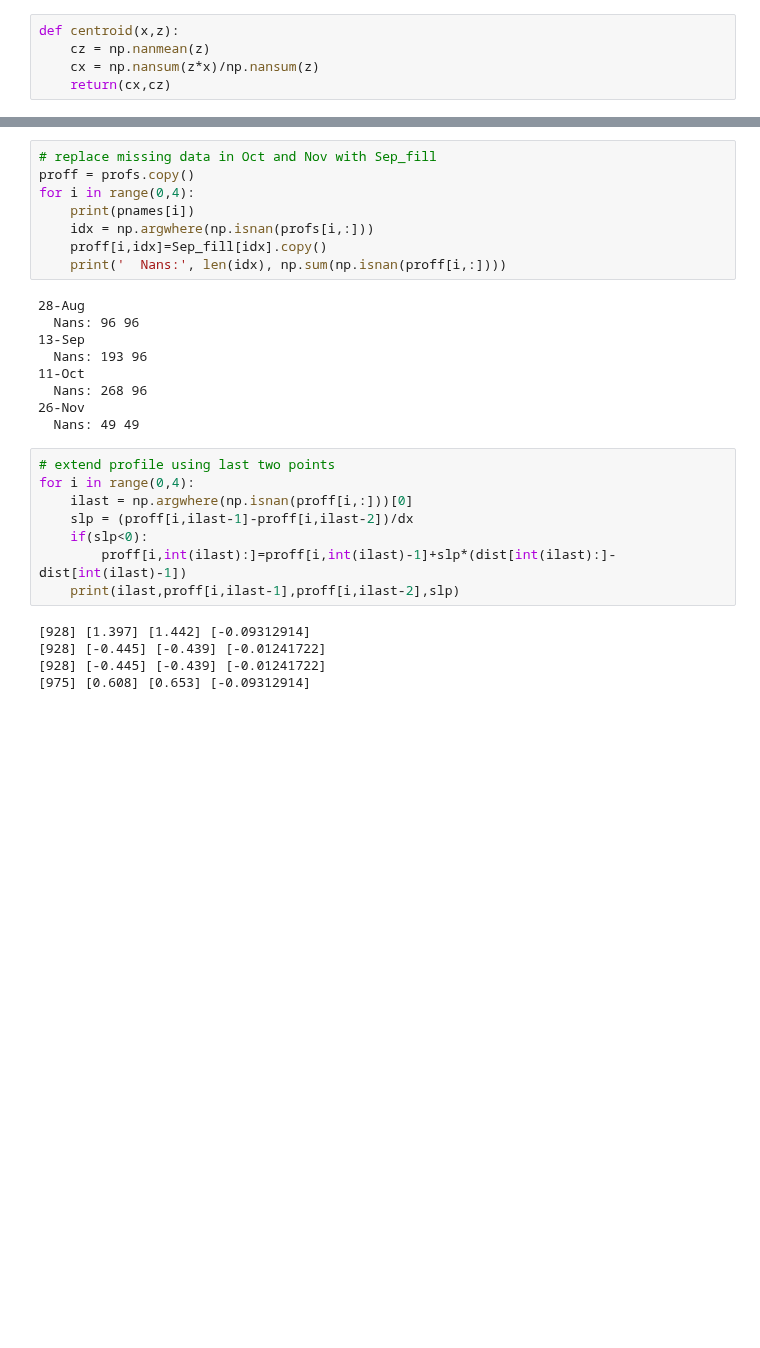
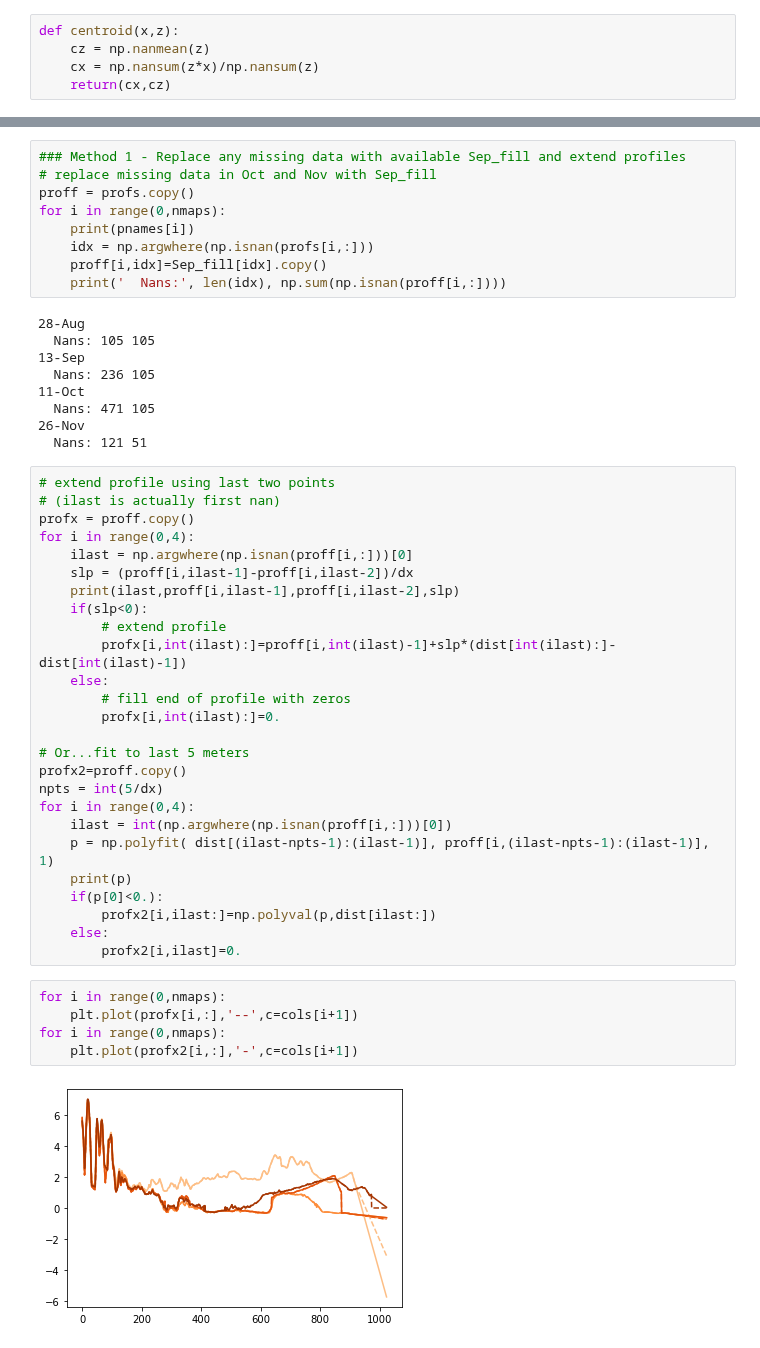
Before and after one commit to csherwood-usgs/CoreBx, a Jupyter notebook: Centroid_test_profile.ipynb, the cells around one changed output, grey strips where cells are left out. Saved outputs shown, nothing was run; the diff lists cells and outputs as text; blank space fills up the shorter version.

```diff
--- a/Centroid_test_profile.ipynb
+++ b/Centroid_test_profile.ipynb
@@ -56,30 +111,51 @@ def centroid(x,z):
 # %%
+### Method 1 - Replace any missing data with available Sep_fill and extend profiles
 # replace missing data in Oct and Nov with Sep_fill
 proff = profs.copy()
-for i in range(0,4):
+for i in range(0,nmaps):
     print(pnames[i])
     idx = np.argwhere(np.isnan(profs[i,:]))
     proff[i,idx]=Sep_fill[idx].copy()
     print('  Nans:', len(idx), np.sum(np.isnan(proff[i,:])))
 # %% [output]
 28-Aug
-  Nans: 96 96
+  Nans: 105 105
 13-Sep
-  Nans: 193 96
+  Nans: 236 105
 11-Oct
-  Nans: 268 96
+  Nans: 471 105
 26-Nov
-  Nans: 49 49
+  Nans: 121 51
 # %%
 # extend profile using last two points
+# (ilast is actually first nan)
+profx = proff.copy()
 for i in range(0,4):
     ilast = np.argwhere(np.isnan(proff[i,:]))[0]
     slp = (proff[i,ilast-1]-proff[i,ilast-2])/dx
+    print(ilast,proff[i,ilast-1],proff[i,ilast-2],slp)
     if(slp<0):
-        proff[i,int(ilast):]=proff[i,int(ilast)-1]+slp*(dist[int(ilast):]-dist[int(ilast)-1])
-    print(ilast,proff[i,ilast-1],proff[i,ilast-2],slp)
+        # extend profile
+        profx[i,int(ilast):]=proff[i,int(ilast)-1]+slp*(dist[int(ilast):]-dist[int(ilast)-1])
+    else:
+        # fill end of profile with zeros
+        profx[i,int(ilast):]=0.
+
+# Or...fit to last 5 meters
+profx2=proff.copy()
+npts = int(5/dx)
+for i in range(0,4):
+    ilast = int(np.argwhere(np.isnan(proff[i,:]))[0])
+    p = np.polyfit( dist[(ilast-npts-1):(ilast-1)], proff[i,(ilast-npts-1):(ilast-1)], 1)
+    print(p)
+    if(p[0]<0.):
+        profx2[i,ilast:]=np.polyval(p,dist[ilast:])
+    else:
+        profx2[i,ilast]=0.
-# %% [output]
-[928] [1.397] [1.442] [-0.09312914]
-[928] [-0.445] [-0.439] [-0.01241722]
-[928] [-0.445] [-0.439] [-0.01241722]
-[975] [0.608] [0.653] [-0.09312914]
+# %%
+for i in range(0,nmaps):
+    plt.plot(profx[i,:],'--',c=cols[i+1])
+for i in range(0,nmaps):
+    plt.plot(profx2[i,:],'-',c=cols[i+1])
+# %% [output]
+[figure, added]
```
Also changed, not shown: parts of 10 cells of this notebook, 1 other file.
